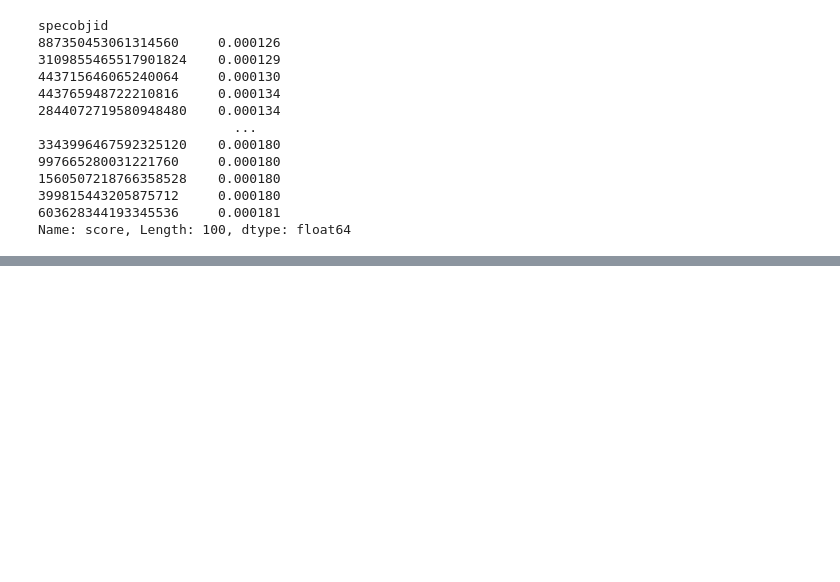
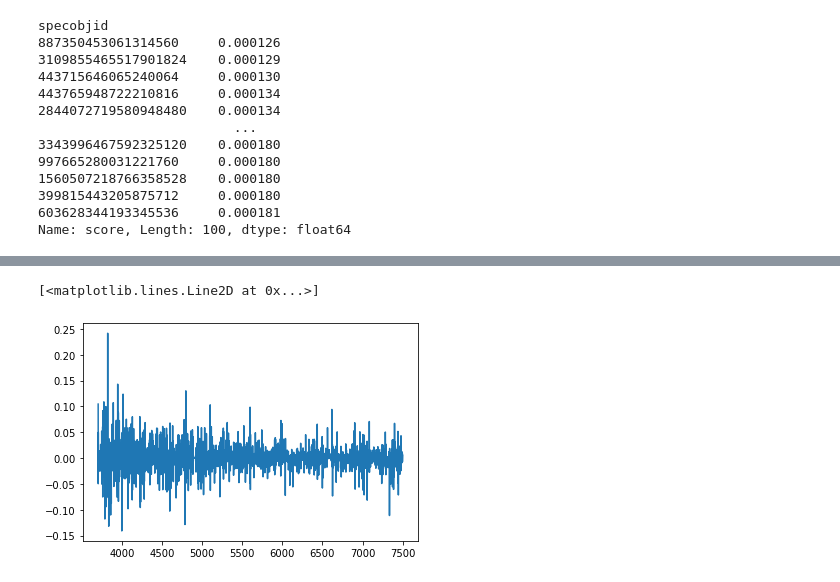
Before and after one commit to ed-ortizm/sdss, a Jupyter notebook: explore/spectra.ipynb, the cells around one changed output, grey strips where cells are left out. Drawn from its saved outputs; the diff is of its cells as text; code cells hidden in the pictures; blank space fills up the shorter version.

```diff
--- a/explore/spectra.ipynb
+++ b/explore/spectra.ipynb
@@ -61,0 +78,5 @@ for objid in top_normal_df.index.to_numpy():
+# %%
+plt.plot(wave, spectrum-tata)
+# %% [output]
+[<matplotlib.lines.Line2D at 0x...>]
+[figure, added]
```
Also changed, not shown: parts of 5 cells of this notebook, 1 other file.
